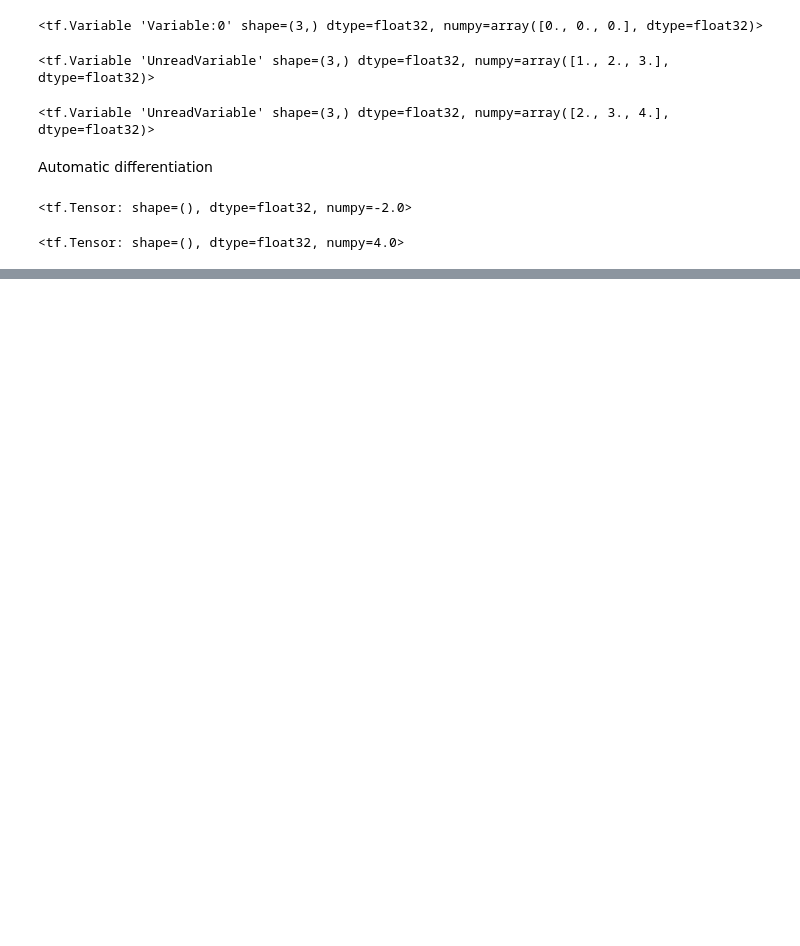
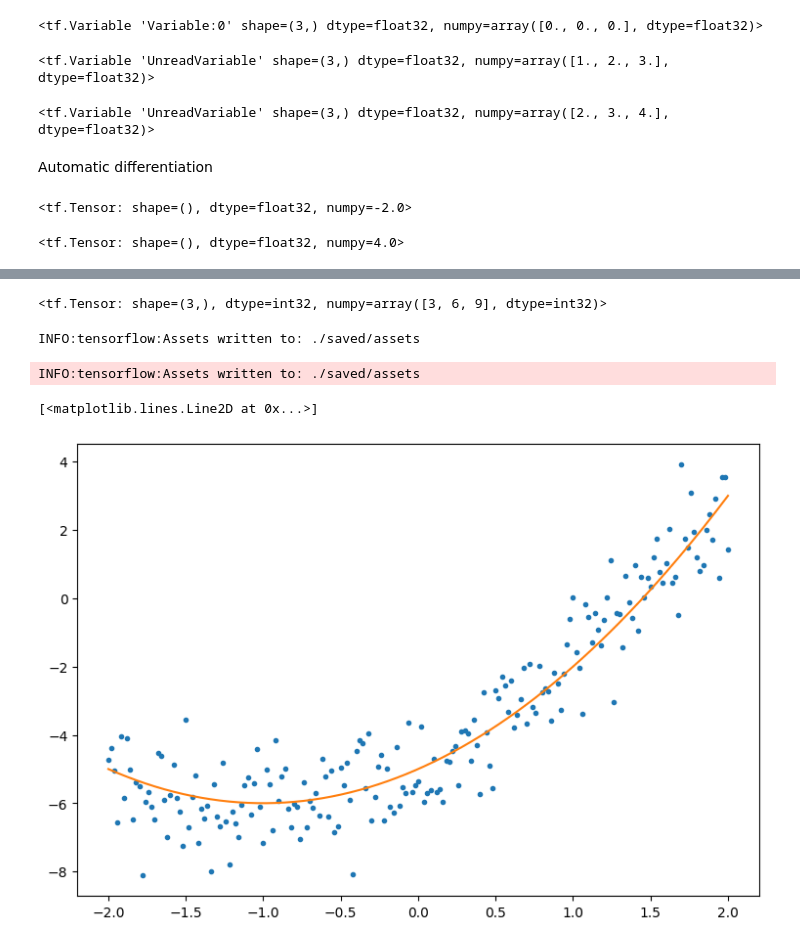
Before and after one commit to TaMaN2031A/data-yard, a Jupyter notebook: Roots of Knowledge/tf documentation/learn/guide/tf basics/overview.ipynb, the cells around one changed output, grey strips where cells are left out. Drawn from its saved outputs; the diff is of its cells as text; code cells hidden in the pictures; blank space fills up the shorter version.

```diff
--- a/Roots of Knowledge/tf documentation/learn/guide/tf basics/overview.ipynb
+++ b/Roots of Knowledge/tf documentation/learn/guide/tf basics/overview.ipynb
@@ -184,0 +222,30 @@ https://www.tensorflow.org/guide/basics#graphs_and_tffunction
+# %%
+mod = MyModule(3)
+mod.multiply(tf.constant([1, 2, 3]))
+# %% [output]
+<tf.Tensor: shape=(3,), dtype=int32, numpy=array([3, 6, 9], dtype=int32)>
+# %%
+save_path = './saved'
+tf.saved_model.save(mod, save_path)
+# %% [output]
+INFO:tensorflow:Assets written to: ./saved/assets
+INFO:tensorflow:Assets written to: ./saved/assets
+# %%
+import matplotlib
+from matplotlib import pyplot as plt
+
+matplotlib.rcParams['figure.figsize'] = [9, 6]
+# %%
+x = tf.linspace(-2, 2, 201)
+x = tf.cast(x,tf.float32)
+# %%
+def f(x):
+    y = x**2 + 2*x - 5
+    return y
+# %%
+y = f(x) + tf.random.normal(shape=[201])
+plt.plot(x.numpy(), y.numpy(), '.', label="Data")
+plt.plot(x, f(x), label="Ground truth")
+# %% [output]
+[<matplotlib.lines.Line2D at 0x...>]
+[figure, added]
```
Also changed, not shown: parts of 18 cells of this notebook.
